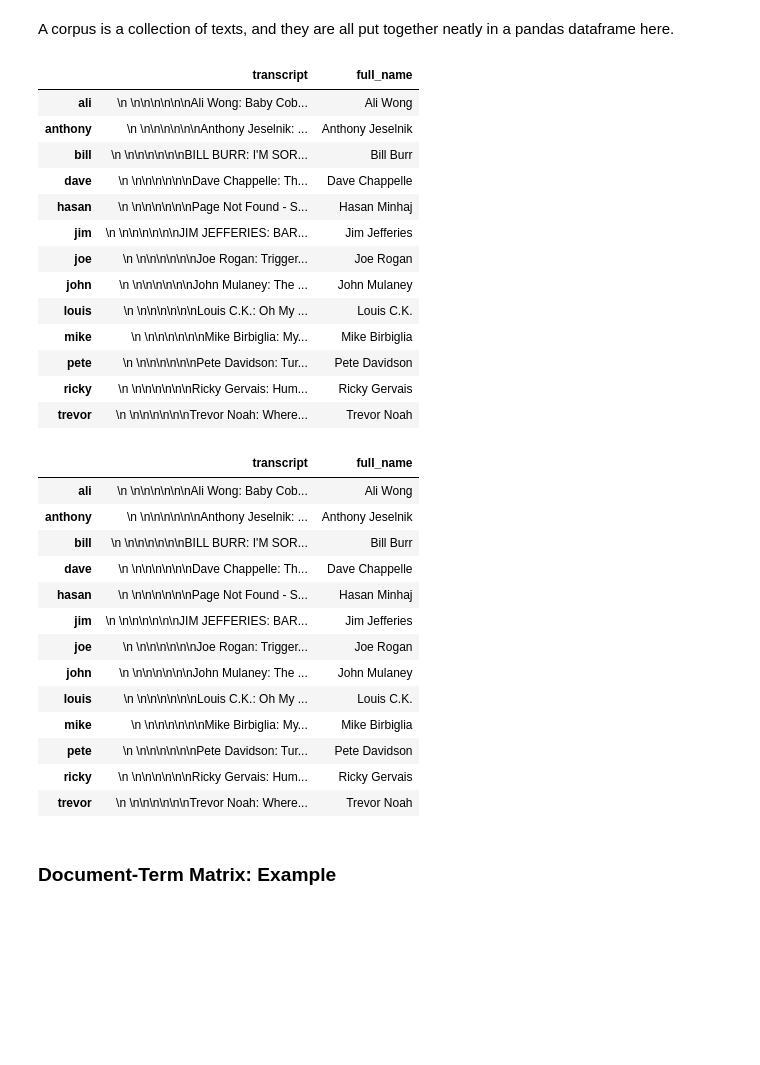
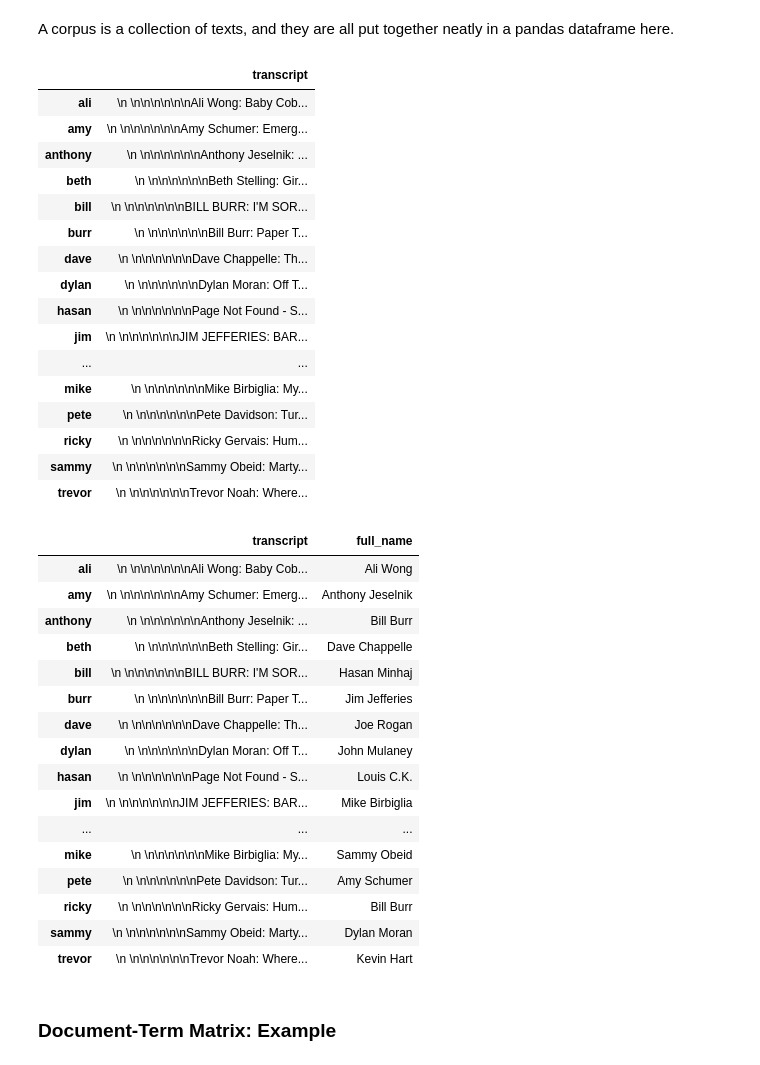
Before and after one commit to IqmanS/Data-Science-Assignments, a Jupyter notebook: NLP_in_Python_2.ipynb, the cells around one changed output. Cells and saved outputs as stored; diff of their text form; code cells hidden in the pictures; blank space fills up the shorter version.

```diff
--- a/NLP_in_Python_2.ipynb
+++ b/NLP_in_Python_2.ipynb
@@ -65,9 +65,19 @@ urls = ['http://scrapsfromtheloft.com/2017/05/06/louis-ck-oh-my-god-full-transcr
         'http://scrapsfromtheloft.com/2018/03/03/mike-birbiglia-my-girlfriends-boyfriend-2013-full-transcript/',
         'http://scrapsfromtheloft.com/2017/08/19/joe-rogan-triggered-2016-full-transcript/',
 
+
         'https://scrapsfromtheloft.com/comedy/pete-davidson-turbo-fonzarelli-transcript/',
-        'https://scrapsfromtheloft.com/comedy/trevor-noah-where-was-i-transcript/'
+        'https://scrapsfromtheloft.com/comedy/trevor-noah-where-was-i-transcript/',
+        'https://scrapsfromtheloft.com/comedy/matt-rife-natural-selection-transcript/',
+        'https://scrapsfromtheloft.com/comedy/beth-stelling-girl-daddy-transcript/',
+        'https://scrapsfromtheloft.com/comedy/sammy-obeid-martyr-in-safe-space-transcript/',
+        'https://scrapsfromtheloft.com/comedy/amy-schumer-emergency-contact-transcript/',
+        'https://scrapsfromtheloft.com/comedy/bill-burr-paper-tiger-transcript/',
+        'https://scrapsfromtheloft.com/comedy/dylan-moran-off-the-hook-2015-full-transcript/',
+        'https://scrapsfromtheloft.com/comedy/kevin-hart-seriously-funny-2010-full-transcript/'
         ]
 
 # Comedian names
-comedians = ['louis', 'dave', 'ricky', 'bill', 'jim', 'john', 'hasan', 'ali', 'anthony', 'mike', 'joe','pete','trevor']
+comedians = ['louis', 'dave', 'ricky', 'bill', 'jim', 'john', 'hasan', 'ali', 'anthony', 'mike', 'joe','pete','trevor','matt','beth','sammy','amy','burr',"dylan","kevin"]
+
+full_names = ['Ali Wong', 'Anthony Jeselnik', 'Bill Burr', 'Dave Chappelle', 'Hasan Minhaj', 'Jim Jefferies', 'Joe Rogan', 'John Mulaney', 'Louis C.K.', 'Mike Birbiglia', 'Pete Davidson','Ricky Gervais', 'Trevor Noah',"Matt Rife","Beth Stelling","Sammy Obeid","Amy Schumer","Bill Burr","Dylan Moran","Kevin Hart"]
@@ -261,42 +291,45 @@ A corpus is a collection of texts, and they are all put together neatly in a pan
 # Let's take a look at our dataframe
 data_df
 # %% [output]
-|  | transcript | full_name |
-| ali | \n \n\n\n\n\n\nAli Wong: Baby Cob... | Ali Wong |
-| anthony | \n \n\n\n\n\n\nAnthony Jeselnik: ... | Anthony Jeselnik |
-| bill | \n \n\n\n\n\n\nBILL BURR: I'M SOR... | Bill Burr |
-| dave | \n \n\n\n\n\n\nDave Chappelle: Th... | Dave Chappelle |
-| hasan | \n \n\n\n\n\n\nPage Not Found - S... | Hasan Minhaj |
-| jim | \n \n\n\n\n\n\nJIM JEFFERIES: BAR... | Jim Jefferies |
-| joe | \n \n\n\n\n\n\nJoe Rogan: Trigger... | Joe Rogan |
-| john | \n \n\n\n\n\n\nJohn Mulaney: The ... | John Mulaney |
-| louis | \n \n\n\n\n\n\nLouis C.K.: Oh My ... | Louis C.K. |
-| mike | \n \n\n\n\n\n\nMike Birbiglia: My... | Mike Birbiglia |
-| pete | \n \n\n\n\n\n\nPete Davidson: Tur... | Pete Davidson |
-| ricky | \n \n\n\n\n\n\nRicky Gervais: Hum... | Ricky Gervais |
-| trevor | \n \n\n\n\n\n\nTrevor Noah: Where... | Trevor Noah |
+|  | transcript |
+| ali | \n \n\n\n\n\n\nAli Wong: Baby Cob... |
+| amy | \n \n\n\n\n\n\nAmy Schumer: Emerg... |
+| anthony | \n \n\n\n\n\n\nAnthony Jeselnik: ... |
+| beth | \n \n\n\n\n\n\nBeth Stelling: Gir... |
+| bill | \n \n\n\n\n\n\nBILL BURR: I'M SOR... |
+| burr | \n \n\n\n\n\n\nBill Burr: Paper T... |
+| dave | \n \n\n\n\n\n\nDave Chappelle: Th... |
+| dylan | \n \n\n\n\n\n\nDylan Moran: Off T... |
+| hasan | \n \n\n\n\n\n\nPage Not Found - S... |
+| jim | \n \n\n\n\n\n\nJIM JEFFERIES: BAR... |
+| ... | ... |
+| mike | \n \n\n\n\n\n\nMike Birbiglia: My... |
+| pete | \n \n\n\n\n\n\nPete Davidson: Tur... |
+| ricky | \n \n\n\n\n\n\nRicky Gervais: Hum... |
+| sammy | \n \n\n\n\n\n\nSammy Obeid: Marty... |
+| trevor | \n \n\n\n\n\n\nTrevor Noah: Where... |
 # %%
 # Let's add the comedians' full names as well
-full_names = ['Ali Wong', 'Anthony Jeselnik', 'Bill Burr', 'Dave Chappelle', 'Hasan Minhaj',
-              'Jim Jefferies', 'Joe Rogan', 'John Mulaney', 'Louis C.K.', 'Mike Birbiglia', 'Pete Davidson','Ricky Gervais', 'Trevor Noah']
-
 data_df['full_name'] = full_names
 data_df
 # %% [output]
 |  | transcript | full_name |
 | ali | \n \n\n\n\n\n\nAli Wong: Baby Cob... | Ali Wong |
-| anthony | \n \n\n\n\n\n\nAnthony Jeselnik: ... | Anthony Jeselnik |
-| bill | \n \n\n\n\n\n\nBILL BURR: I'M SOR... | Bill Burr |
-| dave | \n \n\n\n\n\n\nDave Chappelle: Th... | Dave Chappelle |
-| hasan | \n \n\n\n\n\n\nPage Not Found - S... | Hasan Minhaj |
-| jim | \n \n\n\n\n\n\nJIM JEFFERIES: BAR... | Jim Jefferies |
-| joe | \n \n\n\n\n\n\nJoe Rogan: Trigger... | Joe Rogan |
-| john | \n \n\n\n\n\n\nJohn Mulaney: The ... | John Mulaney |
-| louis | \n \n\n\n\n\n\nLouis C.K.: Oh My ... | Louis C.K. |
-| mike | \n \n\n\n\n\n\nMike Birbiglia: My... | Mike Birbiglia |
-| pete | \n \n\n\n\n\n\nPete Davidson: Tur... | Pete Davidson |
-| ricky | \n \n\n\n\n\n\nRicky Gervais: Hum... | Ricky Gervais |
-| trevor | \n \n\n\n\n\n\nTrevor Noah: Where... | Trevor Noah |
+| amy | \n \n\n\n\n\n\nAmy Schumer: Emerg... | Anthony Jeselnik |
+| anthony | \n \n\n\n\n\n\nAnthony Jeselnik: ... | Bill Burr |
+| beth | \n \n\n\n\n\n\nBeth Stelling: Gir... | Dave Chappelle |
+| bill | \n \n\n\n\n\n\nBILL BURR: I'M SOR... | Hasan Minhaj |
+| burr | \n \n\n\n\n\n\nBill Burr: Paper T... | Jim Jefferies |
+| dave | \n \n\n\n\n\n\nDave Chappelle: Th... | Joe Rogan |
+| dylan | \n \n\n\n\n\n\nDylan Moran: Off T... | John Mulaney |
+| hasan | \n \n\n\n\n\n\nPage Not Found - S... | Louis C.K. |
+| jim | \n \n\n\n\n\n\nJIM JEFFERIES: BAR... | Mike Birbiglia |
+| ... | ... | ... |
+| mike | \n \n\n\n\n\n\nMike Birbiglia: My... | Sammy Obeid |
+| pete | \n \n\n\n\n\n\nPete Davidson: Tur... | Amy Schumer |
+| ricky | \n \n\n\n\n\n\nRicky Gervais: Hum... | Bill Burr |
+| sammy | \n \n\n\n\n\n\nSammy Obeid: Marty... | Dylan Moran |
+| trevor | \n \n\n\n\n\n\nTrevor Noah: Where... | Kevin Hart |
 # %%
 # Let's pickle it for later use
 data_df.to_pickle("corpus.pkl")
```
Also changed, not shown: parts of 8 cells of this notebook.
